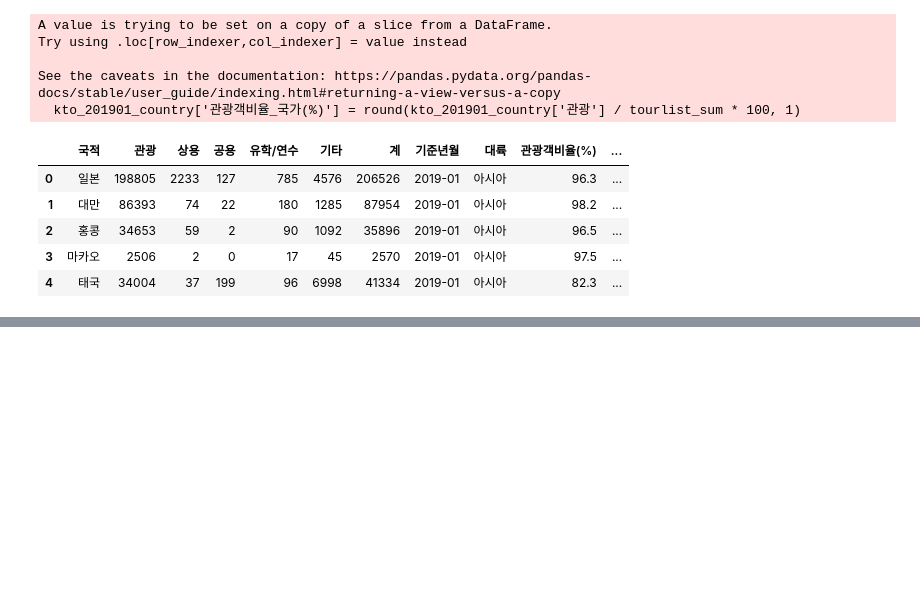
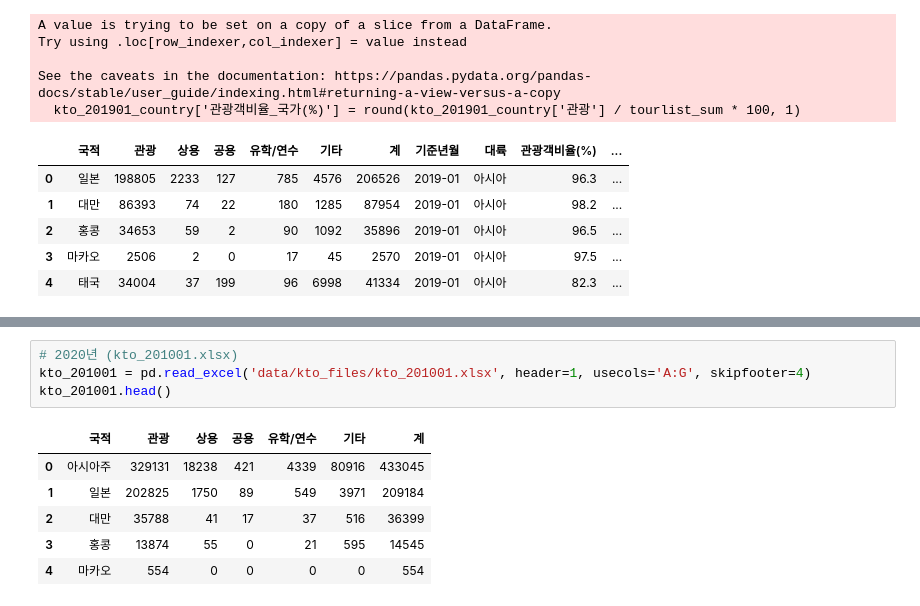
Before and after one commit to pulpo125/habang, a Jupyter notebook: python/11_pandas/11_06_전처리실습.ipynb, the cells around one changed output, grey strips where cells are left out. Drawn from its saved outputs; the diff is of its cells as text; blank space fills up the shorter version.

```diff
--- a/python/11_pandas/11_06_전처리실습.ipynb
+++ b/python/11_pandas/11_06_전처리실습.ipynb
@@ -283,0 +326,11 @@ See the caveats in the documentation: https://pandas.pydata.org/pandas-docs/stab
+# %%
+# 2020년 (kto_201001.xlsx)
+kto_201001 = pd.read_excel('data/kto_files/kto_201001.xlsx', header=1, usecols='A:G', skipfooter=4)
+kto_201001.head()
+# %% [output]
+|  | 국적 | 관광 | 상용 | 공용 | 유학/연수 | 기타 | 계 |
+| 0 | 아시아주 | 329131 | 18238 | 421 | 4339 | 80916 | 433045 |
+| 1 | 일본 | 202825 | 1750 | 89 | 549 | 3971 | 209184 |
+| 2 | 대만 | 35788 | 41 | 17 | 37 | 516 | 36399 |
+| 3 | 홍콩 | 13874 | 55 | 0 | 21 | 595 | 14545 |
+| 4 | 마카오 | 554 | 0 | 0 | 0 | 0 | 554 |
```
Also changed, not shown: parts of 24 cells of this notebook, 2 other files.
